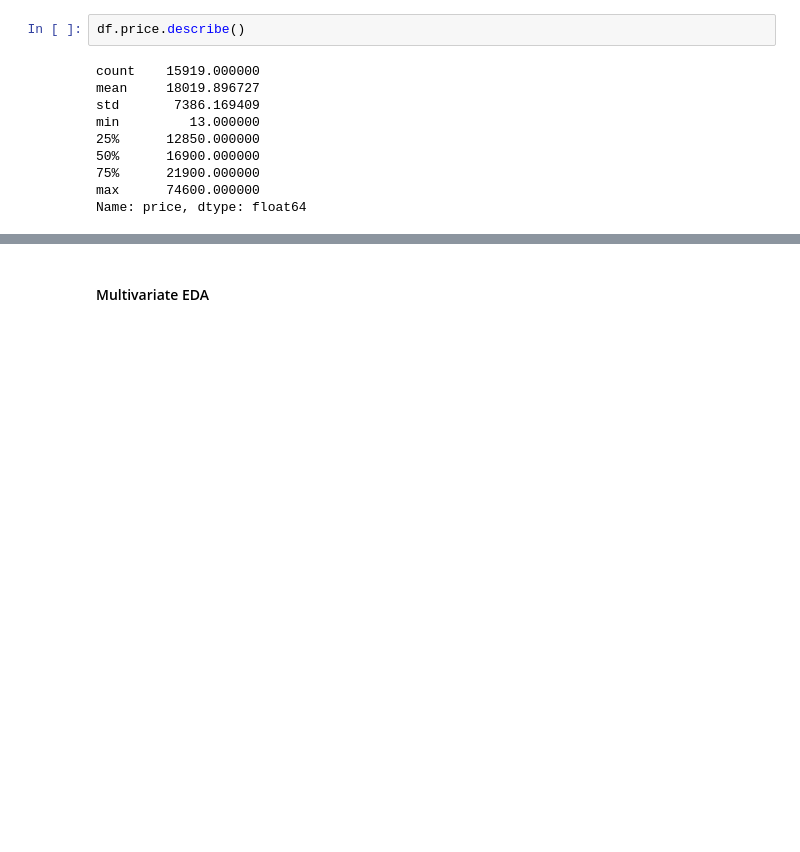
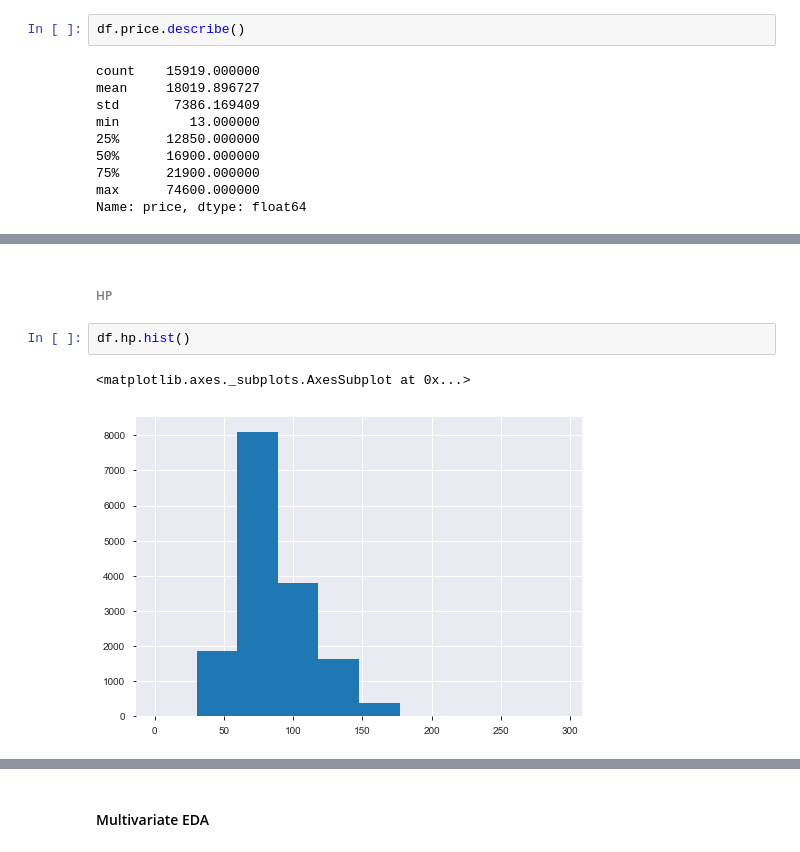
Before and after one commit to kaymal/price-prediction, a Jupyter notebook: trgt/EDA-t.ipynb, the cells around one changed output, grey strips where cells are left out. Cells and saved outputs as stored; diff of their text form; blank space fills up the shorter version.

```diff
--- a/trgt/EDA-t.ipynb
+++ b/trgt/EDA-t.ipynb
@@ -491,0 +566,7 @@ Name: price, dtype: float64
+# %% [markdown]
+###### HP
+# %%
+df.hp.hist()
+# %% [output]
+<matplotlib.axes._subplots.AxesSubplot at 0x...>
+[figure, added]
```
Also changed, not shown: parts of 16 cells of this notebook.
